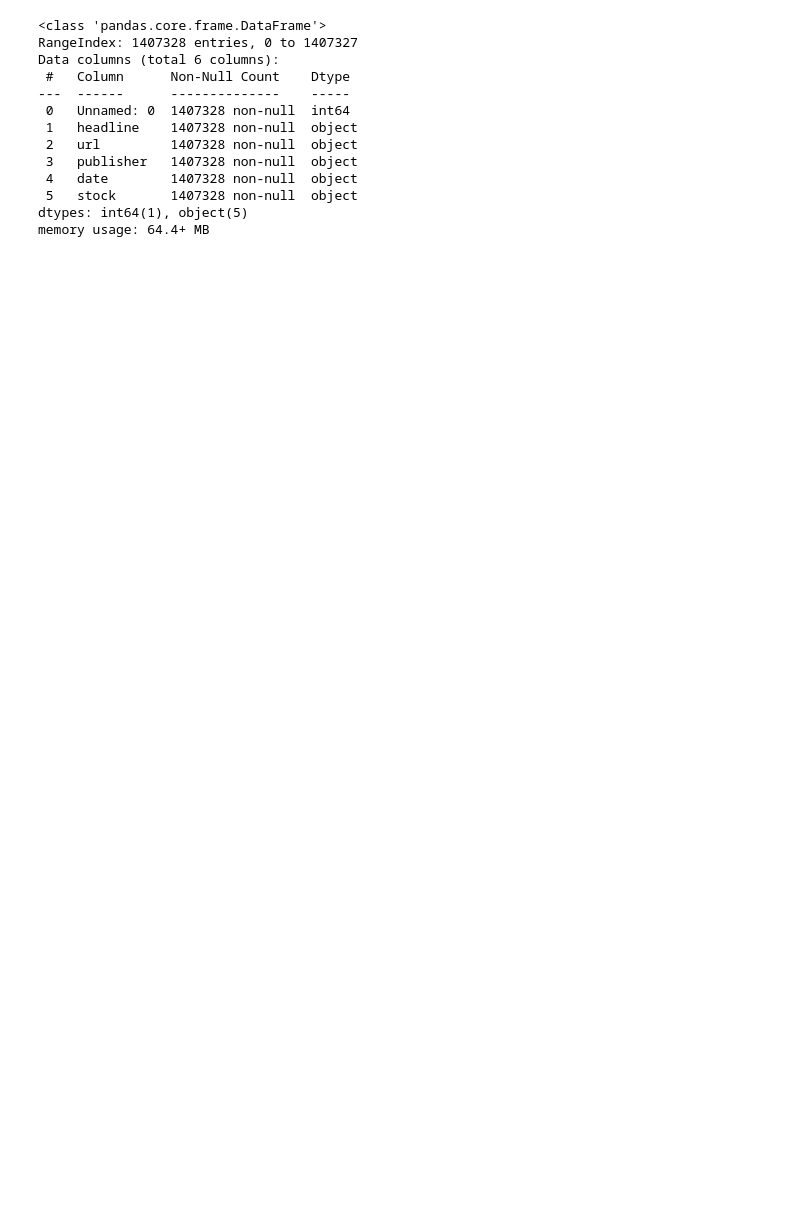
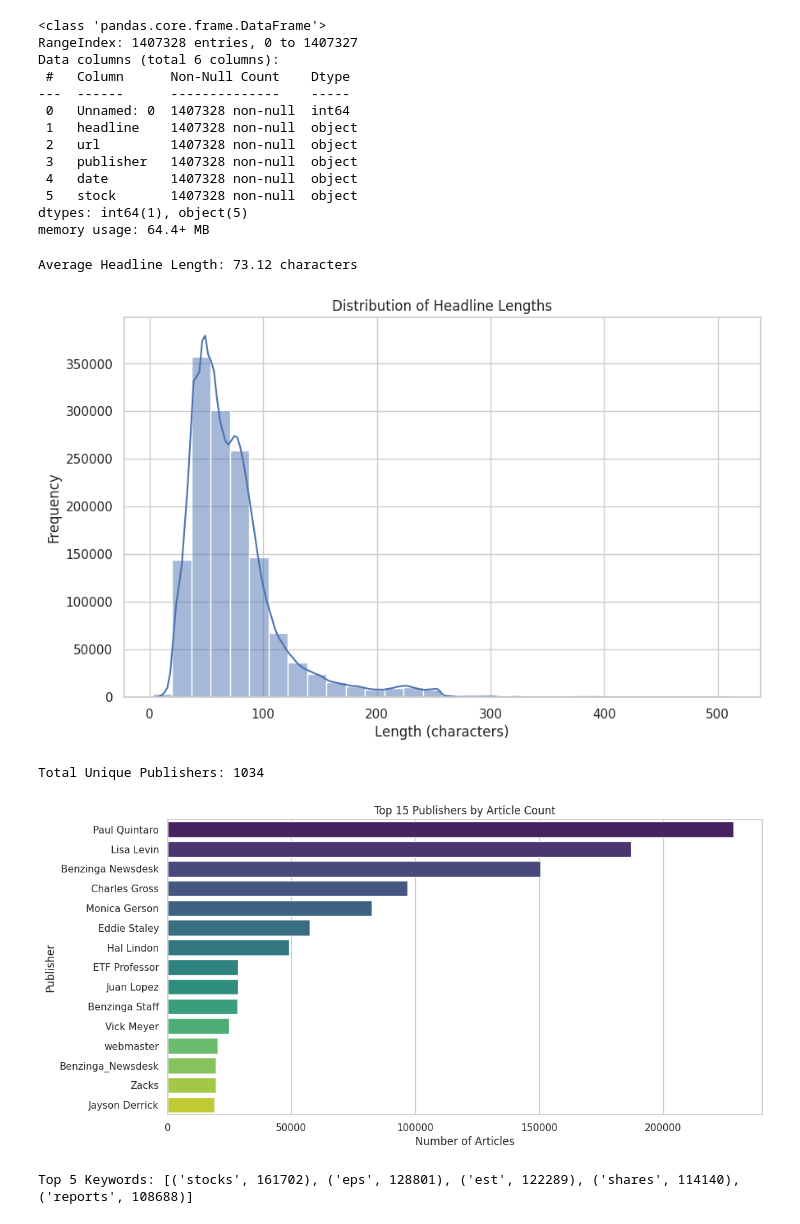
Before and after one commit to estif0/news-sentiment-price-prediction, a Jupyter notebook: notebooks/01_eda_news.ipynb, the cells around one changed output. Saved outputs shown, nothing was run; the diff lists cells and outputs as text; code cells hidden in the pictures; blank space fills up the shorter version.

```diff
--- a/notebooks/01_eda_news.ipynb
+++ b/notebooks/01_eda_news.ipynb
@@ -53,3 +69,28 @@ Data columns (total 6 columns):
  5   stock       1407328 non-null  object
 dtypes: int64(1), object(5)
 memory usage: 64.4+ MB
+# %%
+# Initialize Analyzer and Visualizer
+analyzer = EDAAnalyzer(df)
+visualizer = Visualizer()
+
+# 1. Headline Length Analysis
+headline_lengths = analyzer.calculate_headline_lengths()
+print(f"Average Headline Length: {headline_lengths.mean():.2f} characters")
+visualizer.plot_headline_length_distribution(headline_lengths)
+
+# 2. Publisher Analysis
+publisher_counts = analyzer.count_articles_per_publisher()
+print(f"Total Unique Publishers: {len(publisher_counts)}")
+visualizer.plot_top_publishers(publisher_counts, top_n=15)
+
+# 3. Common Keywords Analysis
+common_keywords = analyzer.extract_common_keywords(top_n=20)
+print("Top 5 Keywords:", common_keywords[:5])
+visualizer.plot_common_keywords(common_keywords)
+# %% [output]
+Average Headline Length: 73.12 characters
+[figure, added]
+Total Unique Publishers: 1034
+[figure, added]
+Top 5 Keywords: [('stocks', 161702), ('eps', 128801), ('est', 122289), ('shares', 114140), ('reports', 108688)]
```
Also changed, not shown: parts of 5 cells of this notebook, 3 other files.
